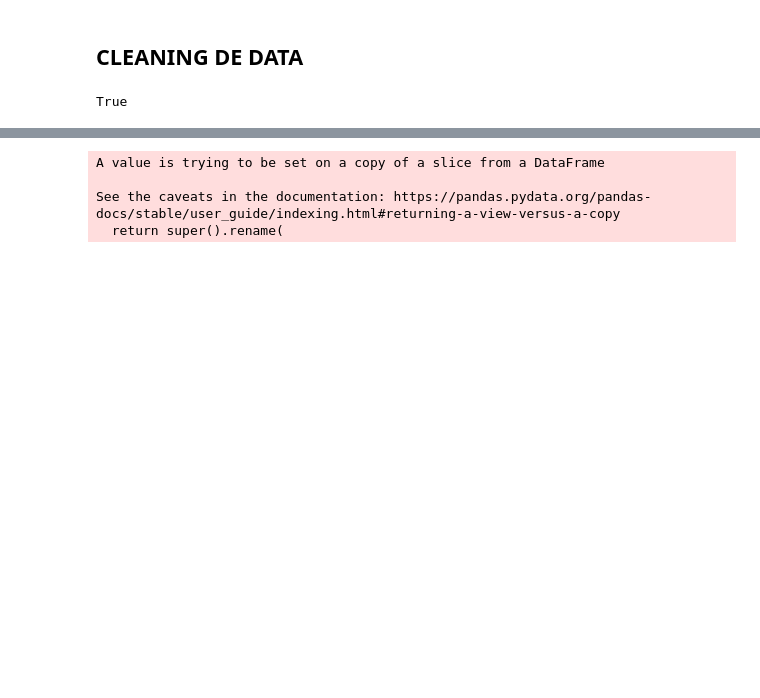
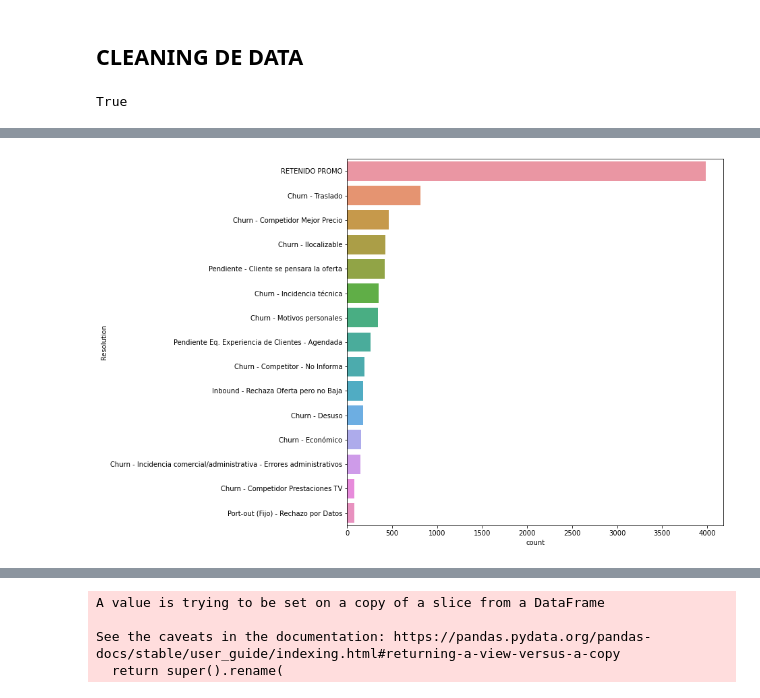
Before and after one commit to PilarRius/TELCO-EDA, a Jupyter notebook: Telco-EDA.ipynb, the cells around one changed output, grey strips where cells are left out. Saved outputs shown, nothing was run; the diff lists cells and outputs as text; code cells hidden in the pictures; blank space fills up the shorter version.

```diff
--- a/Telco-EDA.ipynb
+++ b/Telco-EDA.ipynb
@@ -433,0 +363,9 @@ Name: Resolución, dtype: float64
+# %%
+
+plt.figure(figsize= (10,10) )
+
+sns.countplot(data=data, y='Resolution', order=data.Resolution.value_counts().iloc[:15].index)
+
+plt.show()
+# %% [output]
+[figure, added]
```
Also changed, not shown: parts of 65 cells of this notebook, 1 other file.
